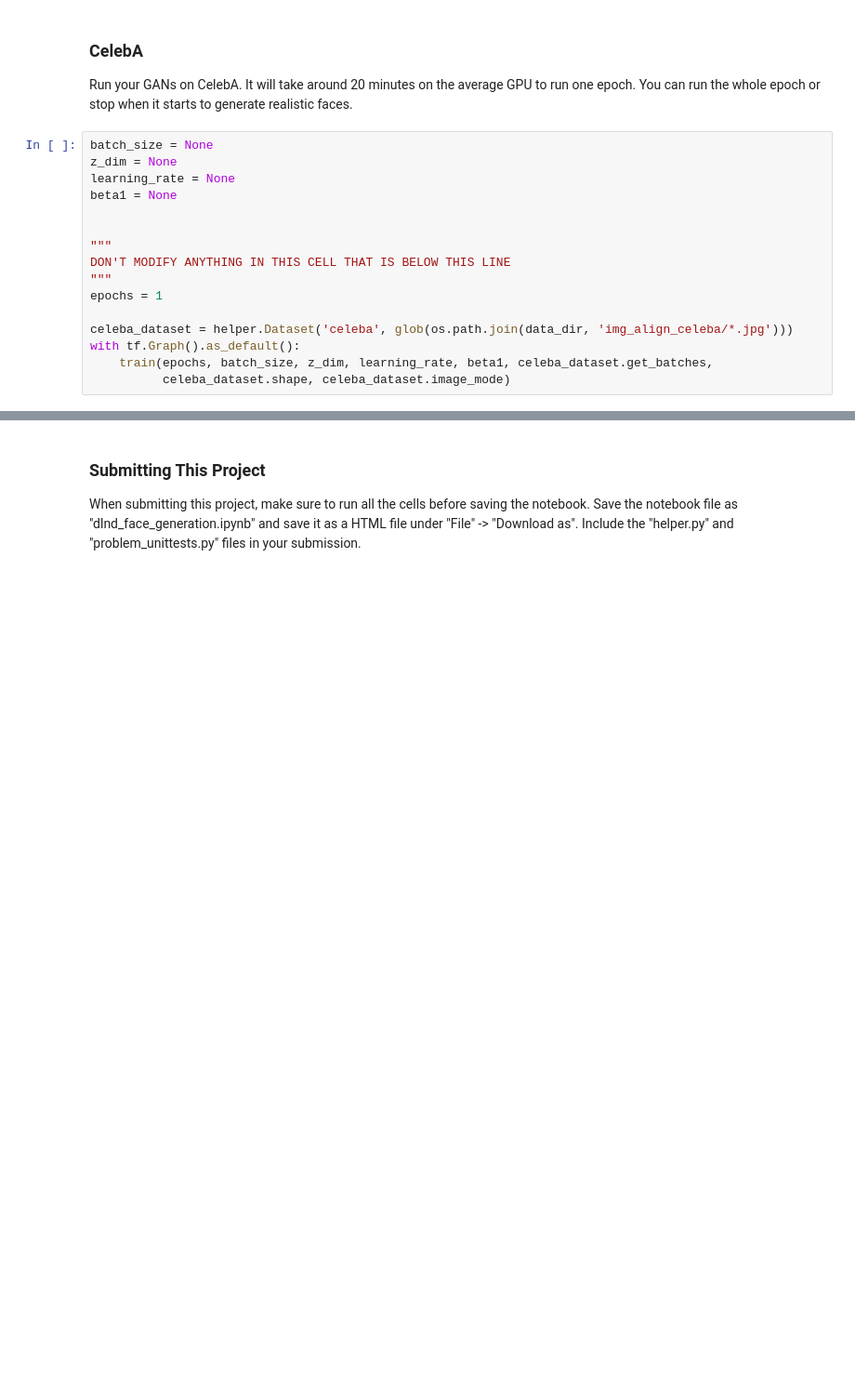
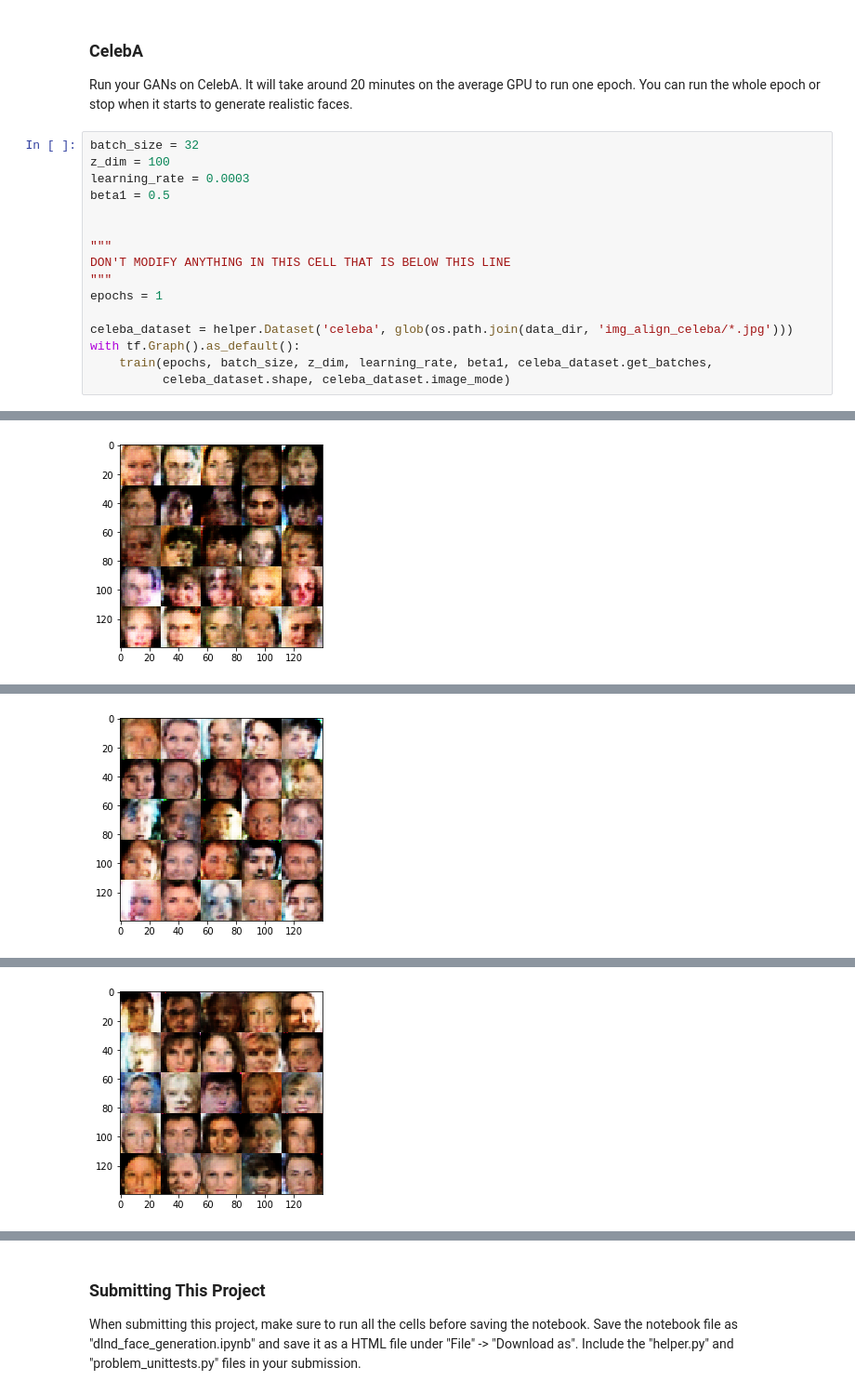
Before and after one commit to XCMer/face_generation, a Jupyter notebook: dlnd_face_generation.ipynb, the cells around one changed output, grey strips where cells are left out. Shown: that part at 93% size. Cells and saved outputs as stored; diff of their text form; blank space fills up the shorter version.

```diff
--- a/dlnd_face_generation.ipynb
+++ b/dlnd_face_generation.ipynb
@@ -409,10 +444,10 @@ IndexError: list index out of range
 ### CelebA
 Run your GANs on CelebA.  It will take around 20 minutes on the average GPU to run one epoch.  You can run the whole epoch or stop when it starts to generate realistic faces.
 # %%
-batch_size = None
-z_dim = None
-learning_rate = None
-beta1 = None
+batch_size = 32
+z_dim = 100
+learning_rate = 0.0003
+beta1 = 0.5
 
 
 """
@@ -424,3 +459,4 @@ celeba_dataset = helper.Dataset('celeba', glob(os.path.join(data_dir, 'img_align
 with tf.Graph().as_default():
     train(epochs, batch_size, z_dim, learning_rate, beta1, celeba_dataset.get_batches,
           celeba_dataset.shape, celeba_dataset.image_mode)
+# %% [output]
@@ -426,0 +465 @@ with tf.Graph().as_default():
+[figure, added]
@@ -426,0 +468 @@ with tf.Graph().as_default():
+[figure, added]
@@ -426,0 +471 @@ with tf.Graph().as_default():
+[figure, added]
```
Also changed, not shown: parts of 11 cells of this notebook.
